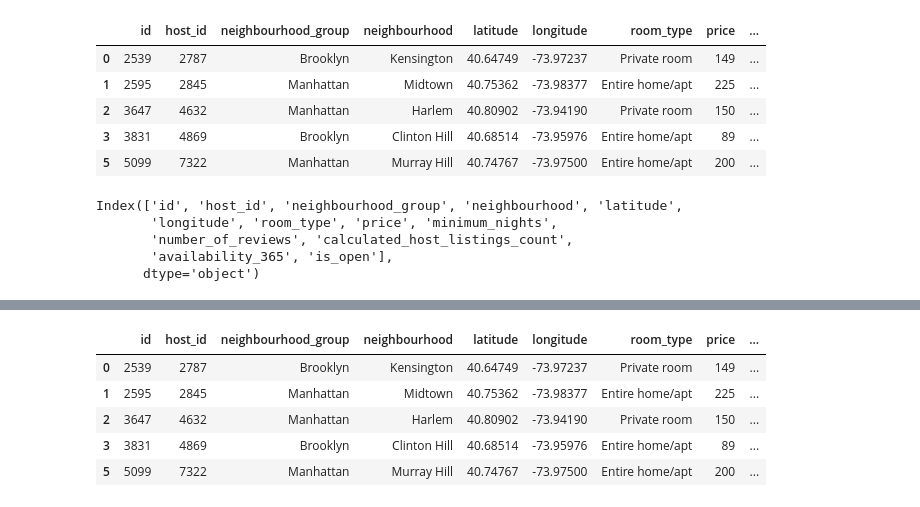
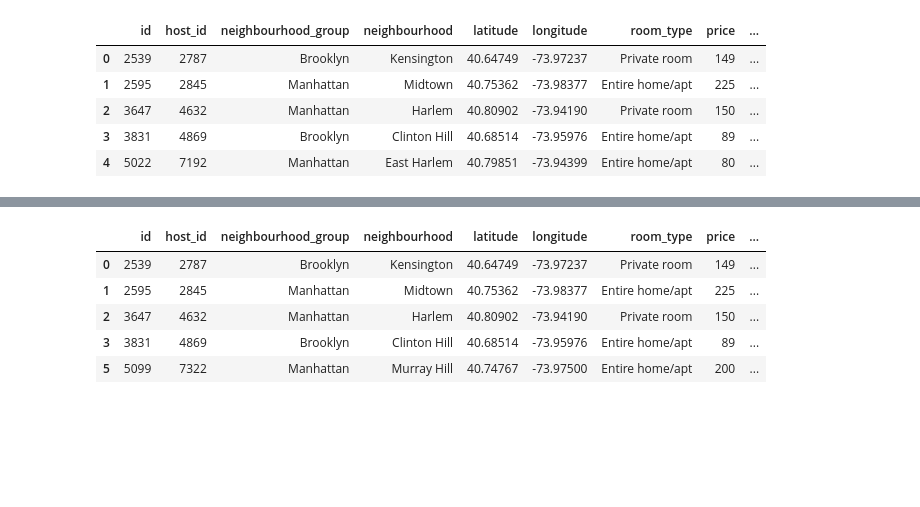
Before and after one commit to contateobrito/Projeto_Aplicado_II, a Jupyter notebook: main.ipynb, the cells around one changed output, grey strips where cells are left out. Drawn from its saved outputs; the diff is of its cells as text; code cells hidden in the pictures; blank space fills up the shorter version.

```diff
--- a/main.ipynb
+++ b/main.ipynb
@@ -9,20 +12,13 @@ import numpy as np
 df = pd.read_csv(r"AB_NYC_2019.csv", usecols=[0,2,4,5,6,7,8,9,10,11,14,15])
 # %%
 display(df.head())
-
-df.columns
 # %% [output]
 |  | id | host_id | neighbourhood_group | neighbourhood | latitude | longitude | room_type | price | ... |
 | 0 | 2539 | 2787 | Brooklyn | Kensington | 40.64749 | -73.97237 | Private room | 149 | ... |
 | 1 | 2595 | 2845 | Manhattan | Midtown | 40.75362 | -73.98377 | Entire home/apt | 225 | ... |
 | 2 | 3647 | 4632 | Manhattan | Harlem | 40.80902 | -73.94190 | Private room | 150 | ... |
 | 3 | 3831 | 4869 | Brooklyn | Clinton Hill | 40.68514 | -73.95976 | Entire home/apt | 89 | ... |
-| 5 | 5099 | 7322 | Manhattan | Murray Hill | 40.74767 | -73.97500 | Entire home/apt | 200 | ... |
+| 4 | 5022 | 7192 | Manhattan | East Harlem | 40.79851 | -73.94399 | Entire home/apt | 80 | ... |
-Index(['id', 'host_id', 'neighbourhood_group', 'neighbourhood', 'latitude',
-       'longitude', 'room_type', 'price', 'minimum_nights',
-       'number_of_reviews', 'calculated_host_listings_count',
-       'availability_365', 'is_open'],
-      dtype='object')
 # %%
 #Alteração do tipo das variavéis de id
 df.id = df.id.astype(str)
```
Also changed, not shown: parts of 13 cells of this notebook, 13 other files.
